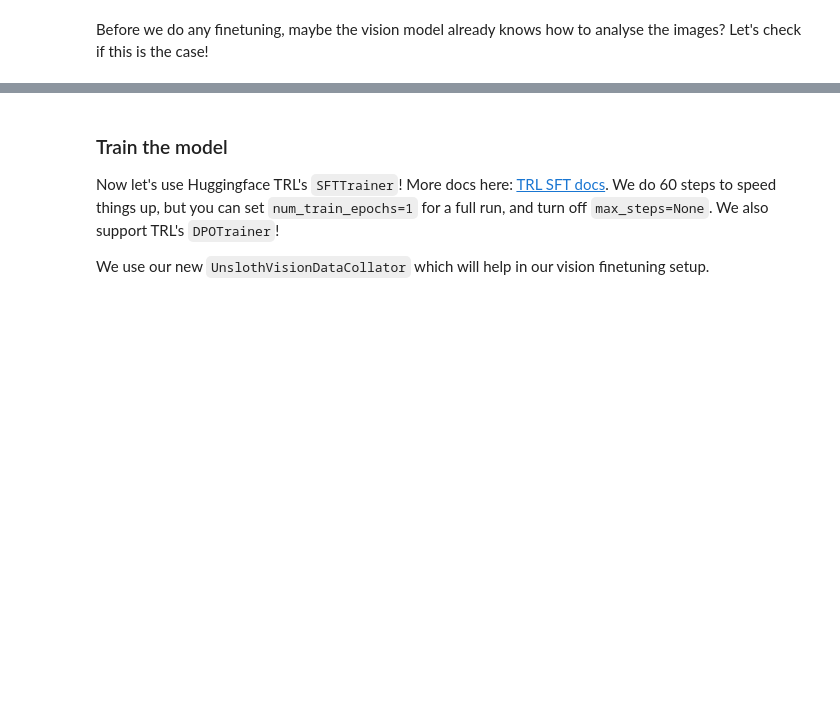
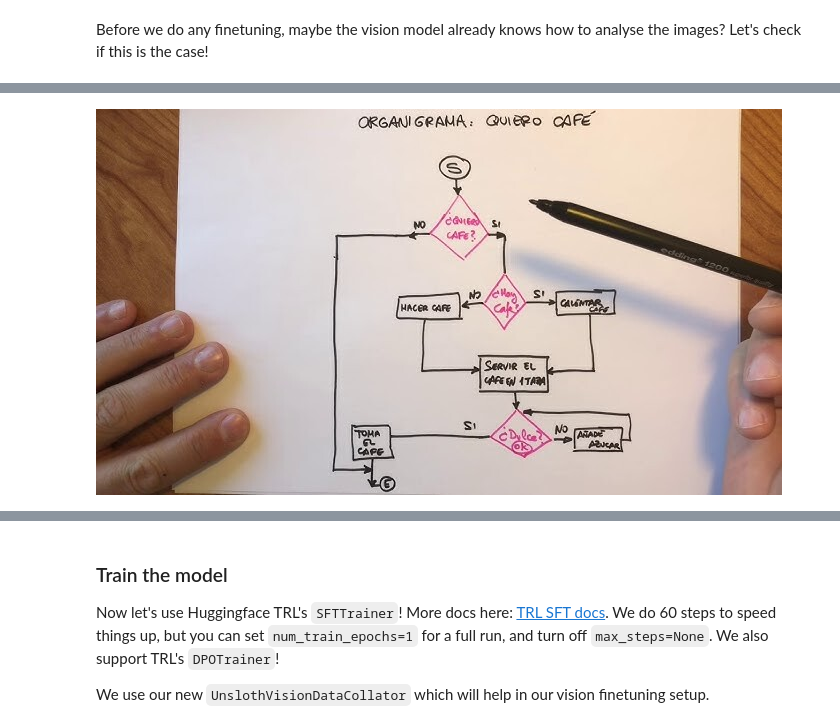
Before and after one commit to jorgemunozl/Unsloth, a Jupyter notebook: nb/Llama3.2_(11B)-Vision.ipynb, the cells around one changed output, grey strips where cells are left out. Drawn from its saved outputs; the diff is of its cells as text; code cells hidden in the pictures; blank space fills up the shorter version.

```diff
--- a/nb/Llama3.2_(11B)-Vision.ipynb
+++ b/nb/Llama3.2_(11B)-Vision.ipynb
@@ -218,0 +234,7 @@ This image depicts an algorithm flowchart consisting of several steps and questi
+# %%
+from PIL import Image
+img = Image.open("/content/exam.jpg").convert("RGB")
+# %%
+img
+# %% [output]
+[figure, added]
```
Also changed, not shown: parts of 9 cells of this notebook.
